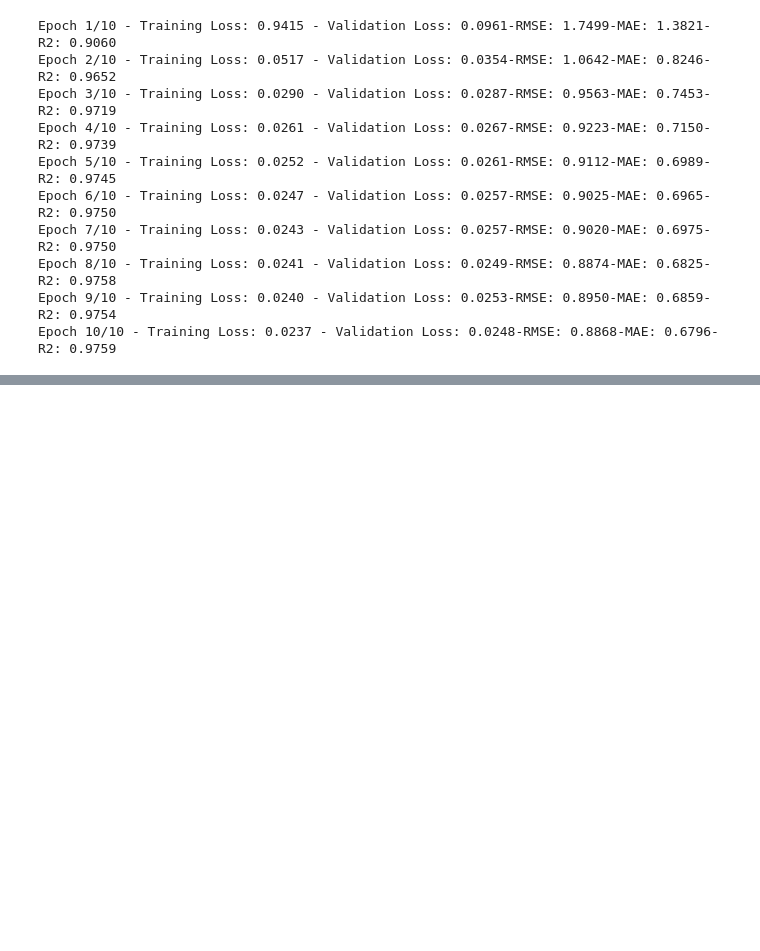
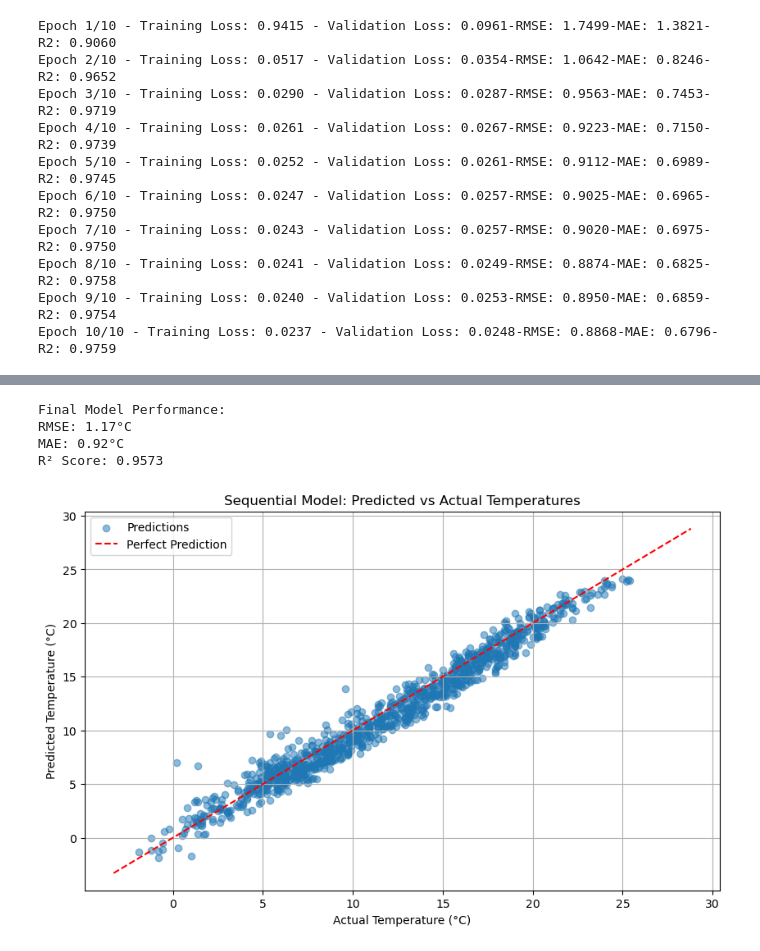
Before and after one commit to bryankhoo07/IN3063_Group_1, a Jupyter notebook: task_2/NN/task2NN.ipynb, the cells around one changed output, grey strips where cells are left out. Cells and saved outputs as stored; diff of their text form; code cells hidden in the pictures; blank space fills up the shorter version.

```diff
--- a/task_2/NN/task2NN.ipynb
+++ b/task_2/NN/task2NN.ipynb
@@ -256,3 +416,32 @@ Maximum Underprediction: -4.19°C
 # %%
-# Improve model
-# implement dropout,add more layers,batch normalisation
+
+def plot_prediction_results(predictions, actuals, num_points=1000):
+    plt.figure(figsize=(10, 6))
+
+    # Create scatter plot
+
+    plt.scatter(actuals[:num_points], predictions[:num_points], alpha=0.5,label='Predictions')
+
+    # Add perfect prediction line
+    min_temp = min(min(predictions), min(actuals))
+    max_temp = max(max(predictions), max(actuals))
+    plt.plot([min_temp, max_temp], [min_temp, max_temp],
+             'r--', label='Perfect Prediction')
+
+    # Add title and labels
+    plt.xlabel('Actual Temperature (°C)')
+    plt.ylabel('Predicted Temperature (°C)')
+    plt.title('Sequential Model: Predicted vs Actual Temperatures')
+    plt.legend()
+    plt.grid(True)
+    plt.show()
+
+# Now we can visualize
+predictions, actuals = make_weather_predictions(model, test_loader)
+plot_prediction_results(predictions, actuals)
+# %% [output]
+Final Model Performance:
+RMSE: 1.17°C
+MAE: 0.92°C
+R² Score: 0.9573
+[figure, added]
```
Also changed, not shown: parts of 5 cells of this notebook.
